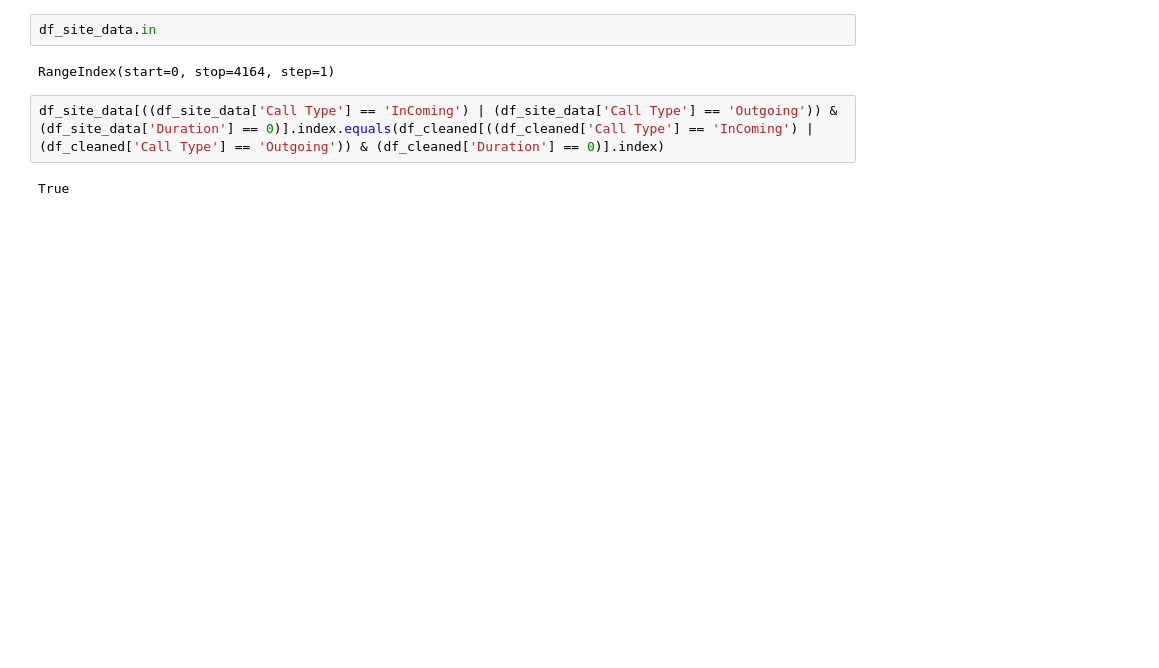
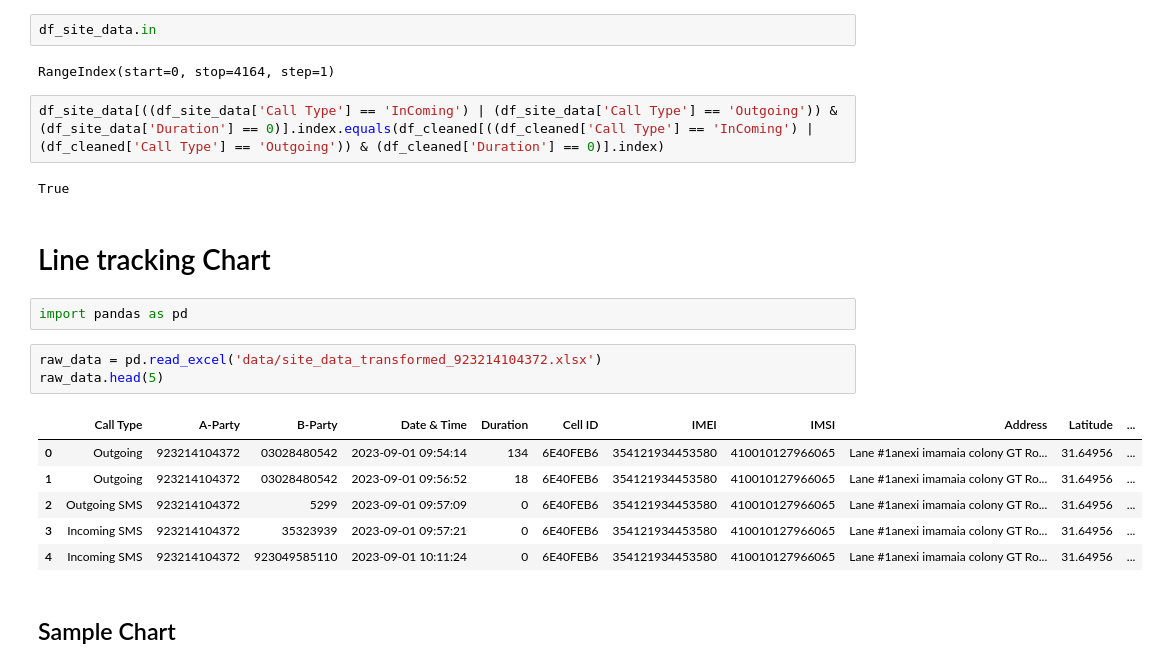
Before and after one commit to ali-Mazhar-Algorism/cdr_analysis, a Jupyter notebook: Analysis.ipynb, the cells around one changed output. Cells and saved outputs as stored; diff of their text form; blank space fills up the shorter version.

Commit message:
highlights and line graph

```diff
--- a/Analysis.ipynb
+++ b/Analysis.ipynb
@@ -380,3 +380,19 @@ RangeIndex(start=0, stop=4164, step=1)
 df_site_data[((df_site_data['Call Type'] == 'InComing') | (df_site_data['Call Type'] == 'Outgoing')) & (df_site_data['Duration'] == 0)].index.equals(df_cleaned[((df_cleaned['Call Type'] == 'InComing') | (df_cleaned['Call Type'] == 'Outgoing')) & (df_cleaned['Duration'] == 0)].index)
 # %% [output]
 True
+# %% [markdown]
+# Line tracking Chart
+# %%
+import pandas as pd
+# %%
+raw_data = pd.read_excel('data/site_data_transformed_923214104372.xlsx')
+raw_data.head(5)
+# %% [output]
+|  | Call Type | A-Party | B-Party | Date & Time | Duration | Cell ID | IMEI | IMSI | Address | Latitude | ... |
+| 0 | Outgoing | 923214104372 | 03028480542 | 2023-09-01 09:54:14 | 134 | 6E40FEB6 | 354121934453580 | 410010127966065 | Lane #1anexi imamaia colony GT Ro... | 31.64956 | ... |
+| 1 | Outgoing | 923214104372 | 03028480542 | 2023-09-01 09:56:52 | 18 | 6E40FEB6 | 354121934453580 | 410010127966065 | Lane #1anexi imamaia colony GT Ro... | 31.64956 | ... |
+| 2 | Outgoing SMS | 923214104372 | 5299 | 2023-09-01 09:57:09 | 0 | 6E40FEB6 | 354121934453580 | 410010127966065 | Lane #1anexi imamaia colony GT Ro... | 31.64956 | ... |
+| 3 | Incoming SMS | 923214104372 | 35323939 | 2023-09-01 09:57:21 | 0 | 6E40FEB6 | 354121934453580 | 410010127966065 | Lane #1anexi imamaia colony GT Ro... | 31.64956 | ... |
+| 4 | Incoming SMS | 923214104372 | 923049585110 | 2023-09-01 10:11:24 | 0 | 6E40FEB6 | 354121934453580 | 410010127966065 | Lane #1anexi imamaia colony GT Ro... | 31.64956 | ... |
+# %% [markdown]
+## Sample Chart
```
Also changed, not shown: parts of 4 cells of this notebook, 4 other files.
